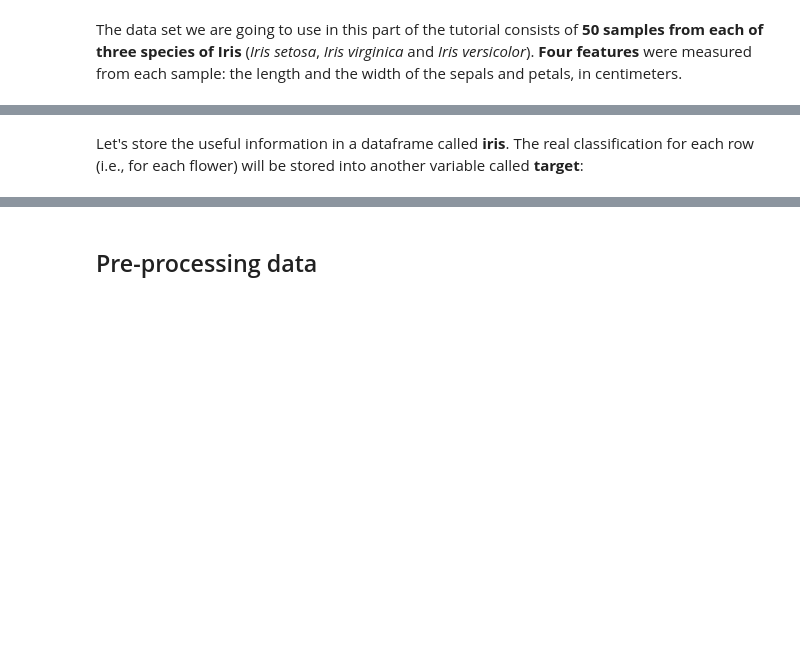
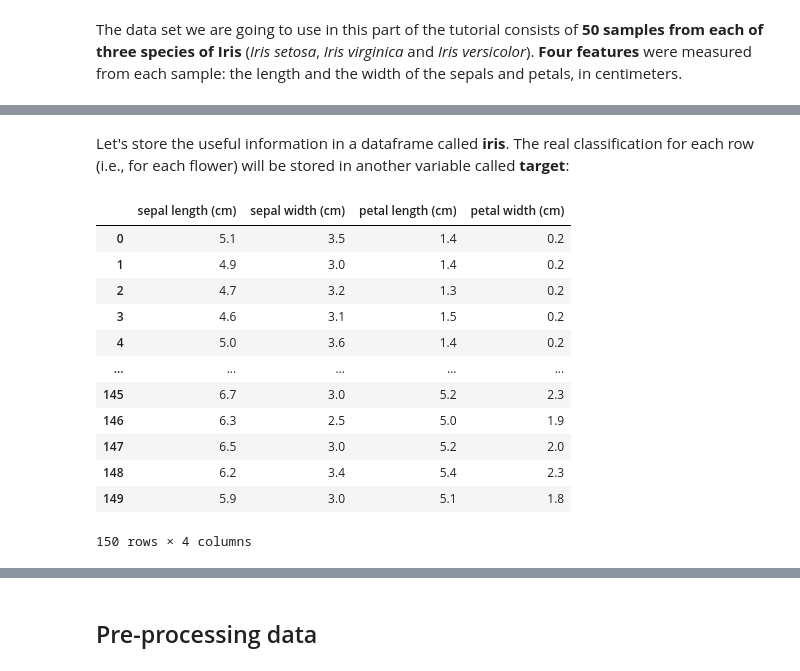
Before and after one commit to marixko/machine_learning_IXLAPIS, a Jupyter notebook: Machine_Learning_Hands_on.ipynb, the cells around one changed output, grey strips where cells are left out. Saved outputs shown, nothing was run; the diff lists cells and outputs as text; code cells hidden in the pictures; blank space fills up the shorter version.

```diff
--- a/Machine_Learning_Hands_on.ipynb
+++ b/Machine_Learning_Hands_on.ipynb
@@ -509,9 +510,25 @@ The data set we are going to use in this part of the tutorial consists of **50 s
 # %% [markdown]
 <img src="https://thegoodpython.com/assets/images/iris-species.png" width=900/>
 # %% [markdown]
-Let's store the useful information in a dataframe called **iris**. The real classification for each row (i.e., for each flower) will be stored into another variable called **target**:
+Let's store the useful information in a dataframe called **iris**. The real classification for each row (i.e., for each flower) will be stored in another variable called **target**:
 # %%
 target = pd.DataFrame(datasets.load_iris().target, columns=['target'])
 iris = pd.DataFrame(datasets.load_iris().data, columns=datasets.load_iris().feature_names)
+# %%
+iris
+# %% [output]
+|  | sepal length (cm) | sepal width (cm) | petal length (cm) | petal width (cm) |
+| 0 | 5.1 | 3.5 | 1.4 | 0.2 |
+| 1 | 4.9 | 3.0 | 1.4 | 0.2 |
+| 2 | 4.7 | 3.2 | 1.3 | 0.2 |
+| 3 | 4.6 | 3.1 | 1.5 | 0.2 |
+| 4 | 5.0 | 3.6 | 1.4 | 0.2 |
+| ... | ... | ... | ... | ... |
+| 145 | 6.7 | 3.0 | 5.2 | 2.3 |
+| 146 | 6.3 | 2.5 | 5.0 | 1.9 |
+| 147 | 6.5 | 3.0 | 5.2 | 2.0 |
+| 148 | 6.2 | 3.4 | 5.4 | 2.3 |
+| 149 | 5.9 | 3.0 | 5.1 | 1.8 |
+150 rows × 4 columns
 # %%
 #change columns
```
Also changed, not shown: parts of 29 cells of this notebook.
